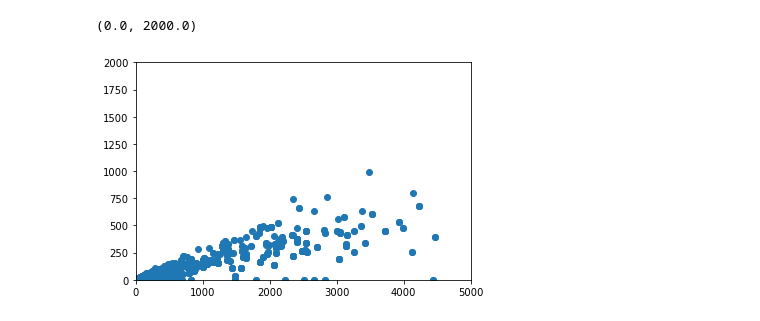
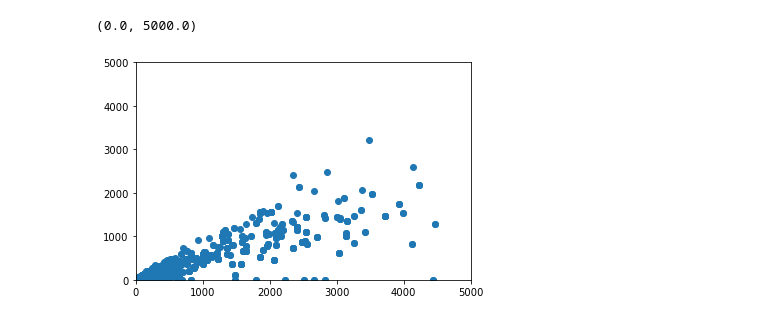
Before and after one commit to Raif-fl/Fall_2021_Work_journal, a Jupyter notebook: TE_table/Compare_rpkm.ipynb, the cells around one changed output. Cells and saved outputs as stored; diff of their text form; code cells hidden in the pictures.

```diff
--- a/TE_table/Compare_rpkm.ipynb
+++ b/TE_table/Compare_rpkm.ipynb
@@ -67,10 +67,10 @@ RNA_merged = pd.merge(RNA_data, df, how = 'inner', left_on = 'Symbol', right_on
 # %%
 plt.scatter(RNA_merged["mCherry_b"],RNA_merged["RNA-seq_rpkm"])
 plt.xlim([0,5000])
-plt.ylim([0,2000])
+plt.ylim([0,5000])
 # %% [output]
-(0.0, 2000.0)
+(0.0, 5000.0)
-[figure, old version]
+[figure, new version]
 # %%
 for_ethan = RNA_merged.iloc[list(range(len(RNA_merged))),[1,2,22]]
 for_ethan.columns = ["Gene","Ethan_RNA_rpkm", "Keegan_RNA_rpkm"]
```
Also changed, not shown: parts of 1 cell of this notebook, 2 other files.
